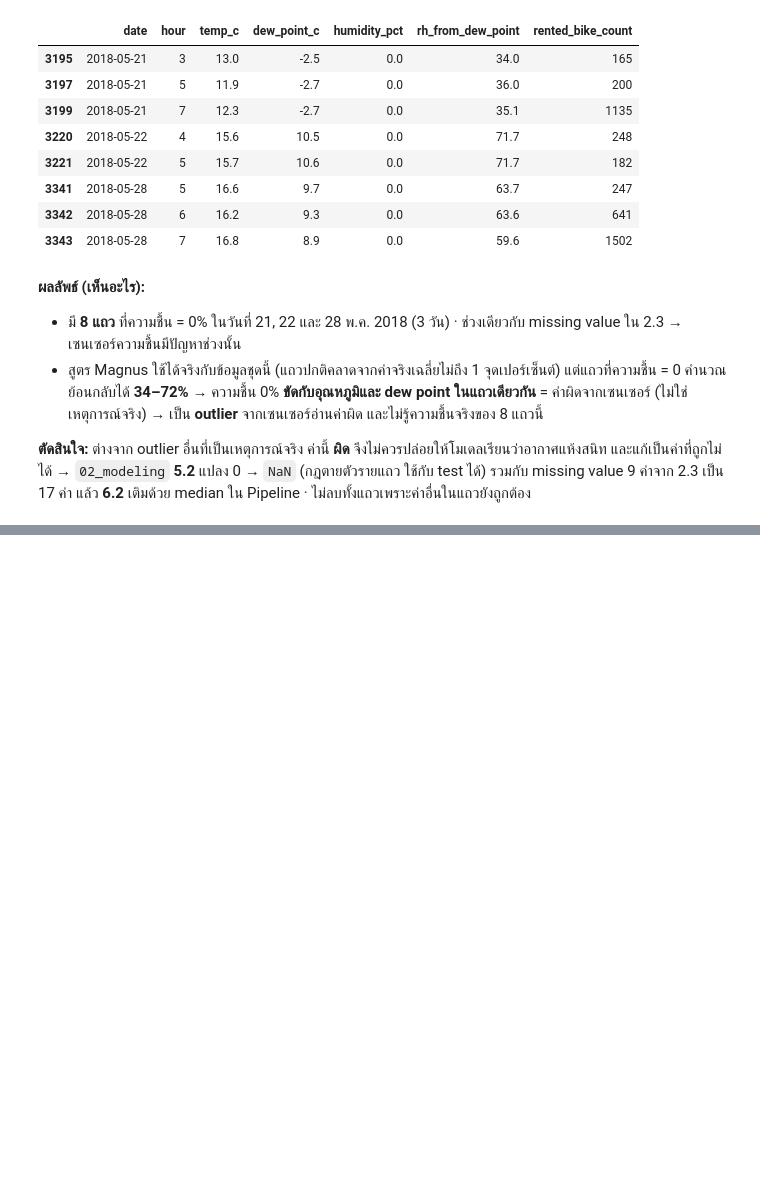
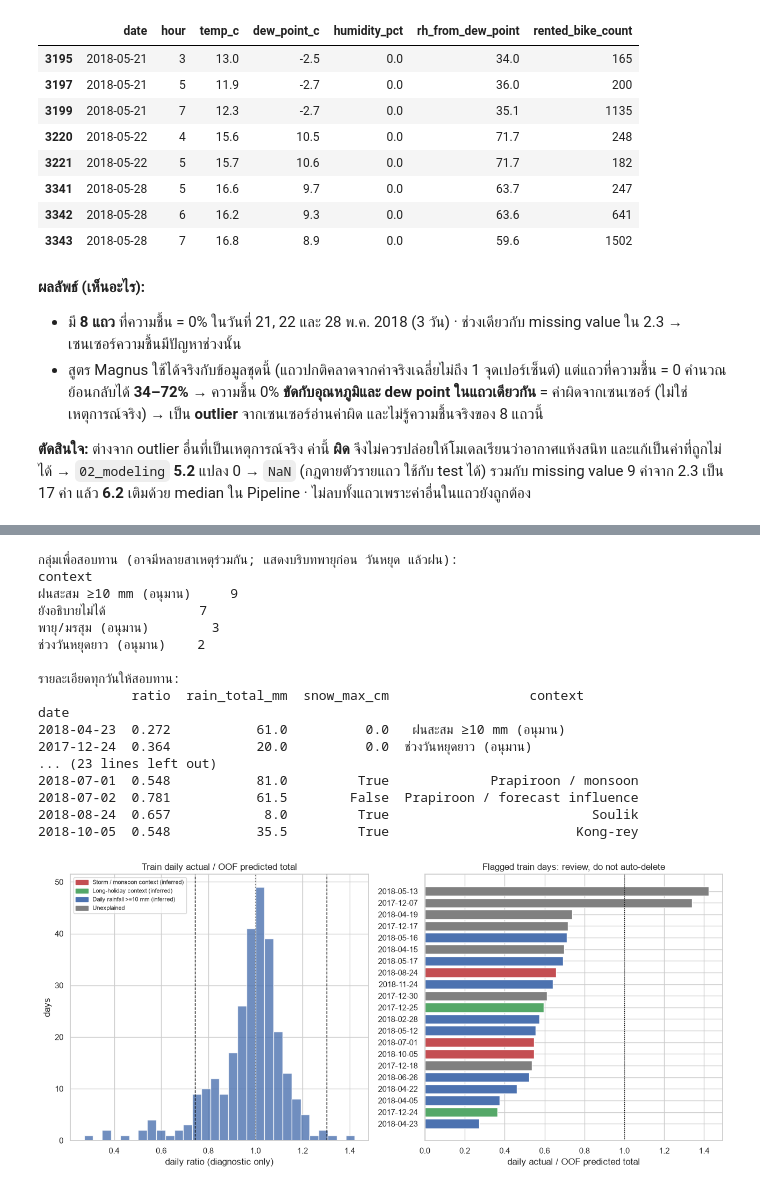
Before and after one commit to Sh080205/seoul-bike-demand, a Jupyter notebook: notebooks/01_eda.ipynb, the cells around one changed output, grey strips where cells are left out. Drawn from its saved outputs; the diff is of its cells as text; code cells hidden in the pictures; blank space fills up the shorter version.

Commit message:
eda: review sensor and contextual daily outliers on train

```diff
--- a/notebooks/01_eda.ipynb
+++ b/notebooks/01_eda.ipynb
@@ -726,0 +881,66 @@ RH ที่คำนวณจาก dew point ของแถวความช
+# %%
+# ขั้น 4.11 C — จัดกลุ่มวันให้สอบทานด้วยบริบทภายนอกและข้อมูล train โดยไม่ใช้กลุ่มเหล่านี้ลบข้อมูล
+EVENT_CONTEXT_TRAIN = {
+    pd.Timestamp("2018-07-01"): "Prapiroon / monsoon",
+    pd.Timestamp("2018-07-02"): "Prapiroon / forecast influence",
+    pd.Timestamp("2018-08-24"): "Soulik",
+    pd.Timestamp("2018-10-05"): "Kong-rey",
+}
+CHRISTMAS_CONTEXT = pd.to_datetime(["2017-12-24", "2017-12-25"])
+context_labels = ["พายุ/มรสุม (อนุมาน)", "ช่วงวันหยุดยาว (อนุมาน)", "ฝนสะสม ≥10 mm (อนุมาน)", "ยังอธิบายไม่ได้"]
+daily_flags["context"] = np.select(
+    [daily_flags.index.isin(EVENT_CONTEXT_TRAIN), daily_flags.index.isin(CHRISTMAS_CONTEXT),
+     daily_flags["rain_total_mm"].ge(10)], context_labels[:3], default=context_labels[3])
+print("กลุ่มเพื่อสอบทาน (อาจมีหลายสาเหตุร่วมกัน; แสดงบริบทพายุก่อน วันหยุด แล้วฝน):")
+print(daily_flags["context"].value_counts().to_string())
+print("\nรายละเอียดทุกวันให้สอบทาน:")
+print(daily_flags[["ratio", "rain_total_mm", "snow_max_cm", "context"]].round(3).to_string())
+print("\nวันในบริบทพายุที่มีอยู่ใน train (แสดงแม้ไม่ติด IQR):")
+event_train = daily_check.loc[daily_check.index.isin(EVENT_CONTEXT_TRAIN), ["ratio", "rain_total_mm", "review_flag"]].copy()
+event_train["event_context"] = event_train.index.map(EVENT_CONTEXT_TRAIN)
+print(event_train.round(3).to_string())
+
+fig, ax = plt.subplots(1, 2, figsize=(13, 6))
+ax[0].hist(daily_check["ratio"], bins=30, color="C0", alpha=0.8)
+for bound in [np.exp(lo_day), np.exp(hi_day)]:
+    ax[0].axvline(bound, color="black", ls="--", lw=1)
+ax[0].axvline(1, color="gray", ls=":")
+ax[0].set(title="Train daily actual / OOF predicted total", xlabel="daily ratio (diagnostic only)", ylabel="days")
+colors = dict(zip(context_labels, ["C3", "C2", "C0", "gray"]))
+legend_labels = ["Storm / monsoon context (inferred)", "Long-holiday context (inferred)",
+                 "Daily rainfall >=10 mm (inferred)", "Unexplained"]
+ax[1].barh(daily_flags.index.strftime("%Y-%m-%d"), daily_flags["ratio"],
+           color=daily_flags["context"].map(colors))
+ax[1].axvline(1, color="black", ls=":", lw=1)
+ax[1].set(title="Flagged train days: review, do not auto-delete", xlabel="daily actual / OOF predicted total")
+from matplotlib.patches import Patch
+ax[0].legend(handles=[Patch(color=colors[k], label=v) for k, v in zip(context_labels, legend_labels)],
+             fontsize=8, loc="upper left")
+plt.tight_layout()
+savefig("04_daily_outlier_review.png")
+plt.show()
+
+# ยืนยันว่าการตรวจไม่ลบแถวหรือเติมค่าใน train_op และไม่แก้สัญญาวัน train/test
+assert len(sensor_check) == len(day_check) == len(train_op)
+assert set(daily_check.index) == set(train_op["date"])
+assert (pd.to_datetime(pd.read_csv(config.TRAIN_DATES)["date"]).values == train_dates).all()
+assert (pd.to_datetime(pd.read_csv(config.TEST_DATES)["date"]).values == test_dates).all()
+# %% [output]
+กลุ่มเพื่อสอบทาน (อาจมีหลายสาเหตุร่วมกัน; แสดงบริบทพายุก่อน วันหยุด แล้วฝน):
+context
+ฝนสะสม ≥10 mm (อนุมาน)     9
+ยังอธิบายไม่ได้            7
+พายุ/มรสุม (อนุมาน)        3
+ช่วงวันหยุดยาว (อนุมาน)    2
+
+รายละเอียดทุกวันให้สอบทาน:
+            ratio  rain_total_mm  snow_max_cm                  context
+date
+2018-04-23  0.272           61.0          0.0   ฝนสะสม ≥10 mm (อนุมาน)
+2017-12-24  0.364           20.0          0.0  ช่วงวันหยุดยาว (อนุมาน)
+... (23 lines left out)
+2018-07-01  0.548           81.0         True             Prapiroon / monsoon
+2018-07-02  0.781           61.5        False  Prapiroon / forecast influence
+2018-08-24  0.657            8.0         True                          Soulik
+2018-10-05  0.548           35.5         True                        Kong-rey
+[figure, added]
```
Also changed, not shown: parts of 12 cells of this notebook, 1 other file.
